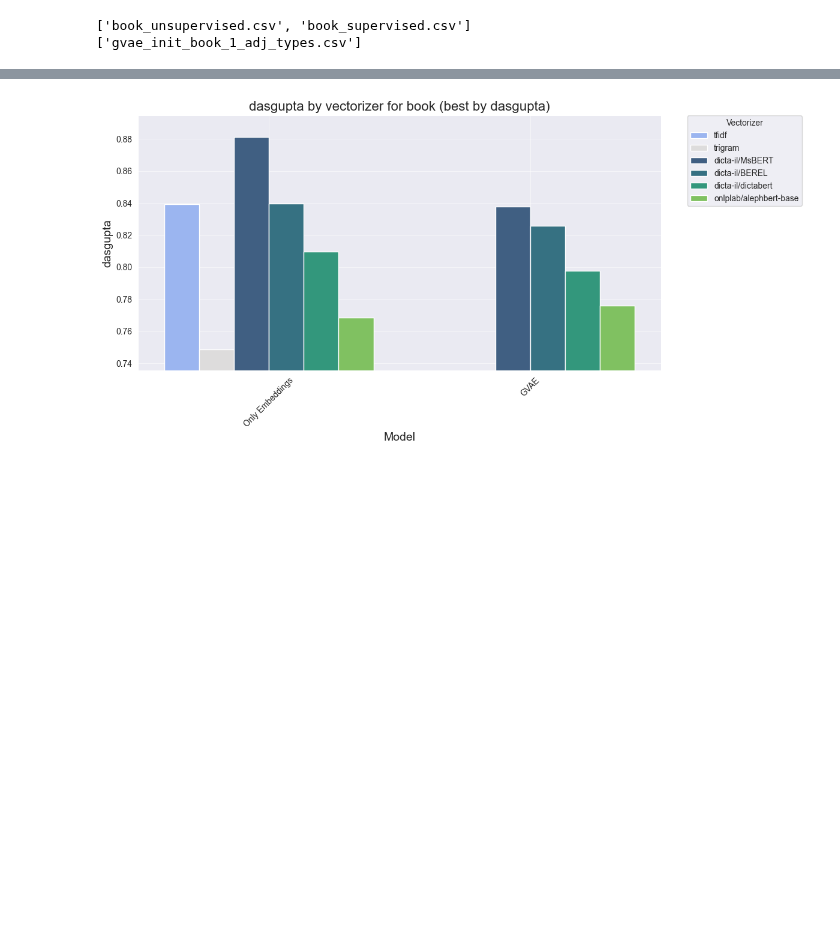
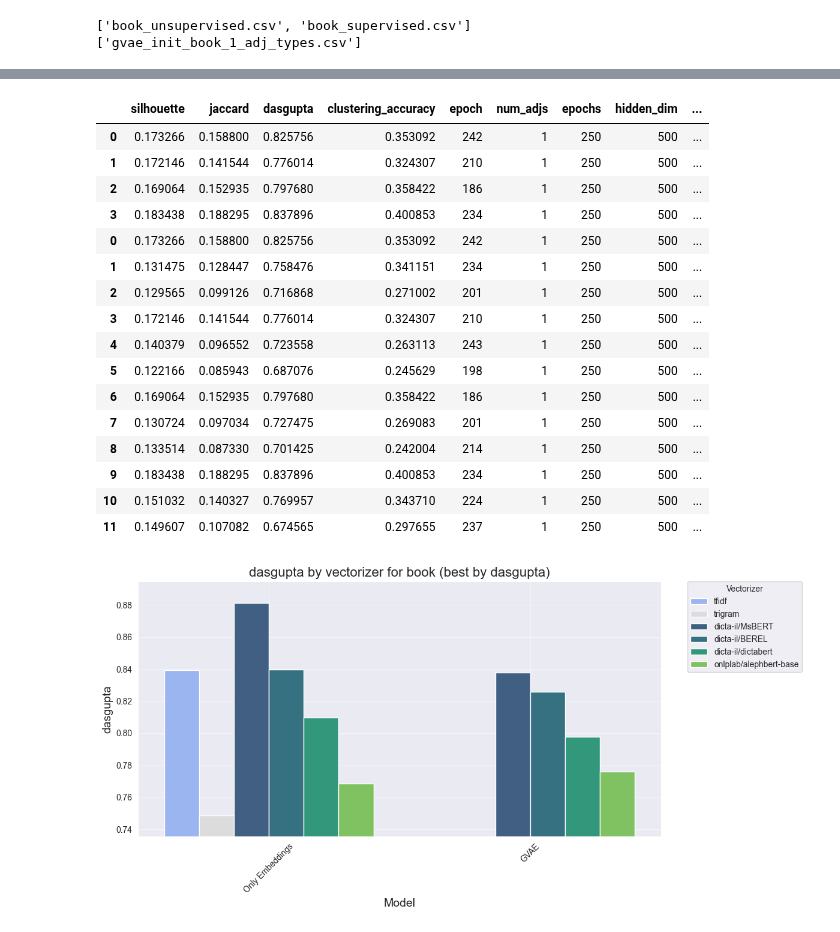
Before and after one commit to yonatanlou/QumranNLP, a Jupyter notebook: notebooks/4.2-gnn_analysis_unsupervised.ipynb, the cells around one changed output, grey strips where cells are left out. Saved outputs shown, nothing was run; the diff lists cells and outputs as text; code cells hidden in the pictures; blank space fills up the shorter version.

```diff
--- a/notebooks/4.2-gnn_analysis_unsupervised.ipynb
+++ b/notebooks/4.2-gnn_analysis_unsupervised.ipynb
@@ -75,3 +102,23 @@ all_results = generate_all_results(compare_list, tasks, MAIN_METRIC)
+# %%
+data
+# %% [output]
+|  | silhouette | jaccard | dasgupta | clustering_accuracy | epoch | num_adjs | epochs | hidden_dim | ... |
+| 0 | 0.173266 | 0.158800 | 0.825756 | 0.353092 | 242 | 1 | 250 | 500 | ... |
+| 1 | 0.172146 | 0.141544 | 0.776014 | 0.324307 | 210 | 1 | 250 | 500 | ... |
+| 2 | 0.169064 | 0.152935 | 0.797680 | 0.358422 | 186 | 1 | 250 | 500 | ... |
+| 3 | 0.183438 | 0.188295 | 0.837896 | 0.400853 | 234 | 1 | 250 | 500 | ... |
+| 0 | 0.173266 | 0.158800 | 0.825756 | 0.353092 | 242 | 1 | 250 | 500 | ... |
+| 1 | 0.131475 | 0.128447 | 0.758476 | 0.341151 | 234 | 1 | 250 | 500 | ... |
+| 2 | 0.129565 | 0.099126 | 0.716868 | 0.271002 | 201 | 1 | 250 | 500 | ... |
+| 3 | 0.172146 | 0.141544 | 0.776014 | 0.324307 | 210 | 1 | 250 | 500 | ... |
+| 4 | 0.140379 | 0.096552 | 0.723558 | 0.263113 | 243 | 1 | 250 | 500 | ... |
+| 5 | 0.122166 | 0.085943 | 0.687076 | 0.245629 | 198 | 1 | 250 | 500 | ... |
+| 6 | 0.169064 | 0.152935 | 0.797680 | 0.358422 | 186 | 1 | 250 | 500 | ... |
+| 7 | 0.130724 | 0.097034 | 0.727475 | 0.269083 | 201 | 1 | 250 | 500 | ... |
+| 8 | 0.133514 | 0.087330 | 0.701425 | 0.242004 | 214 | 1 | 250 | 500 | ... |
+| 9 | 0.183438 | 0.188295 | 0.837896 | 0.400853 | 234 | 1 | 250 | 500 | ... |
+| 10 | 0.151032 | 0.140327 | 0.769957 | 0.343710 | 224 | 1 | 250 | 500 | ... |
+| 11 | 0.149607 | 0.107082 | 0.674565 | 0.297655 | 237 | 1 | 250 | 500 | ... |
 # %%
 
 def get_group_by_vectorizer(i):
```
Also changed, not shown: parts of 3 cells of this notebook, 6 other files.
